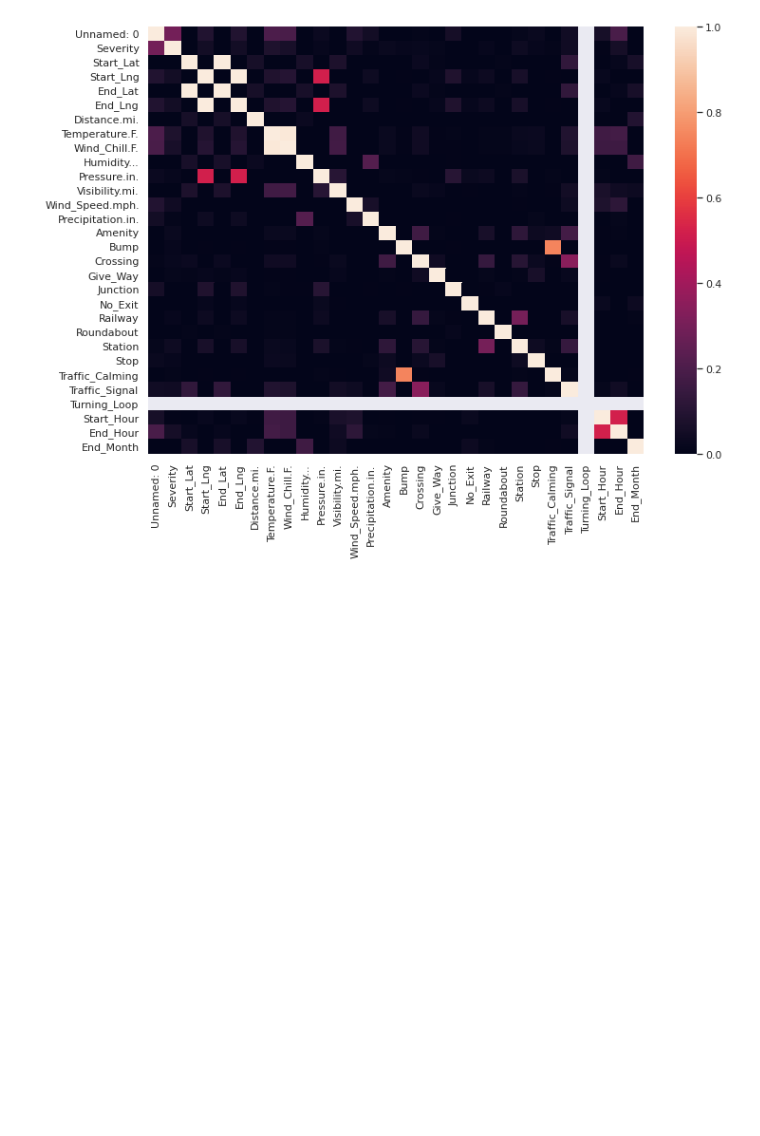
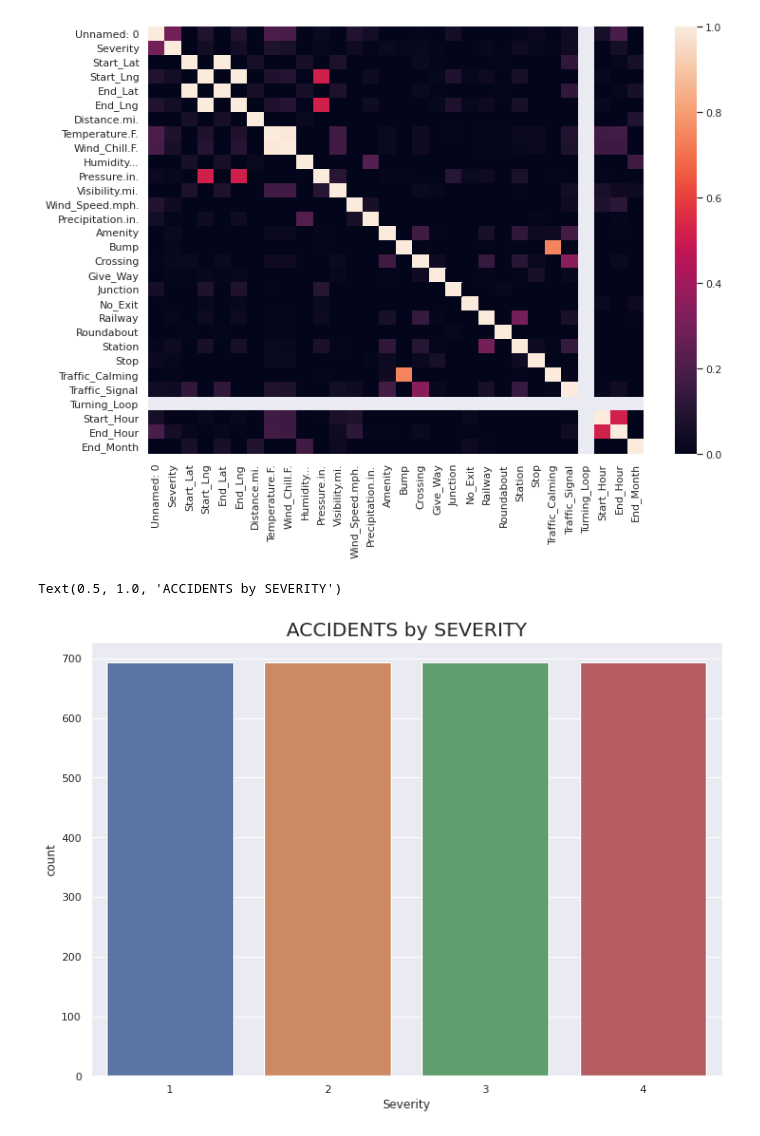
Before and after one commit to bmatore/inft6201, a Jupyter notebook: Data_Analysis_Report_Group_12.ipynb, the cells around one changed output. Cells and saved outputs as stored; diff of their text form; code cells hidden in the pictures; blank space fills up the shorter version.

```diff
--- a/Data_Analysis_Report_Group_12.ipynb
+++ b/Data_Analysis_Report_Group_12.ipynb
@@ -199,3 +203,23 @@ sns.heatmap(matrix, vmin=0, vmax=1)
 # %% [output]
 <matplotlib.axes._subplots.AxesSubplot at 0x...>
 [figure]
+# %%
+#create poi dataframe
+df_accidents_poi = df_accidents[['ID', 'Severity', 'Amenity', 'Bump', 'Crossing', 'Give_Way',
+       'Junction', 'No_Exit', 'Railway', 'Roundabout', 'Station', 'Stop',
+       'Traffic_Calming', 'Traffic_Signal', 'Turning_Loop']]
+# %%
+#severity 1 is under represented in the df_accidents dataset, undersample severity using sev1
+
+size = len(df_accidents_poi[df_accidents_poi["Severity"] == 1].index)
+df = pd.DataFrame()
+for i in range(1,5):
+    S = df_accidents_poi[df_accidents_poi["Severity"] ==i]
+    df = df.append(S.sample(size, random_state=42))
+df_accidents_poi = df
+# %%
+sns.countplot(df_accidents_poi['Severity'])
+plt.title("ACCIDENTS by SEVERITY",fontsize=20)
+# %% [output]
+Text(0.5, 1.0, 'ACCIDENTS by SEVERITY')
+[figure, added]
```
Also changed, not shown: parts of 7 cells of this notebook.
